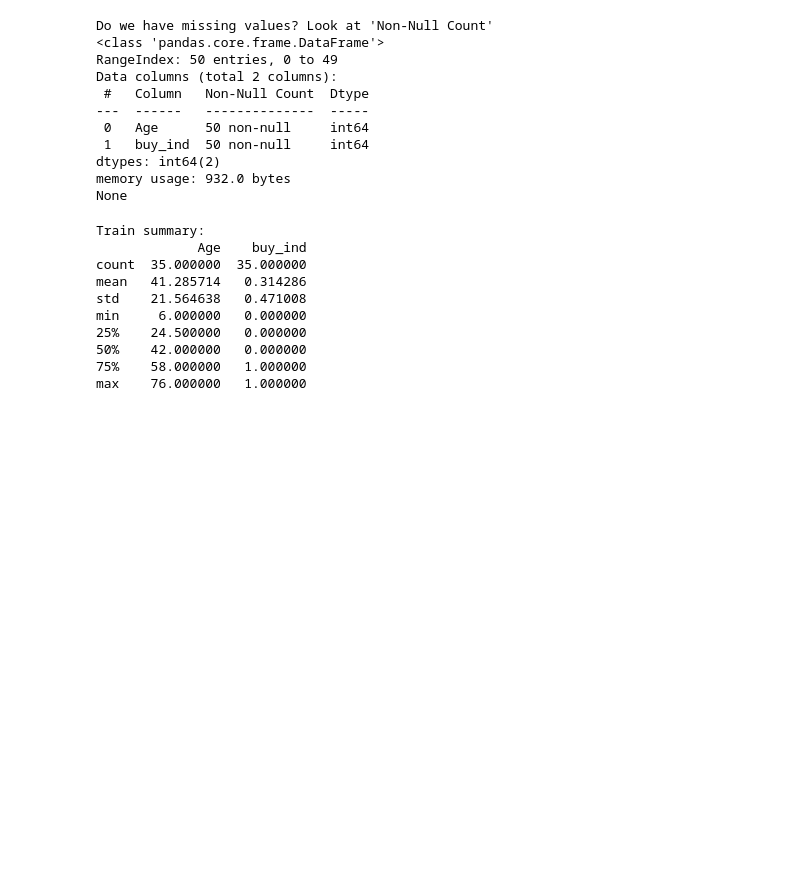
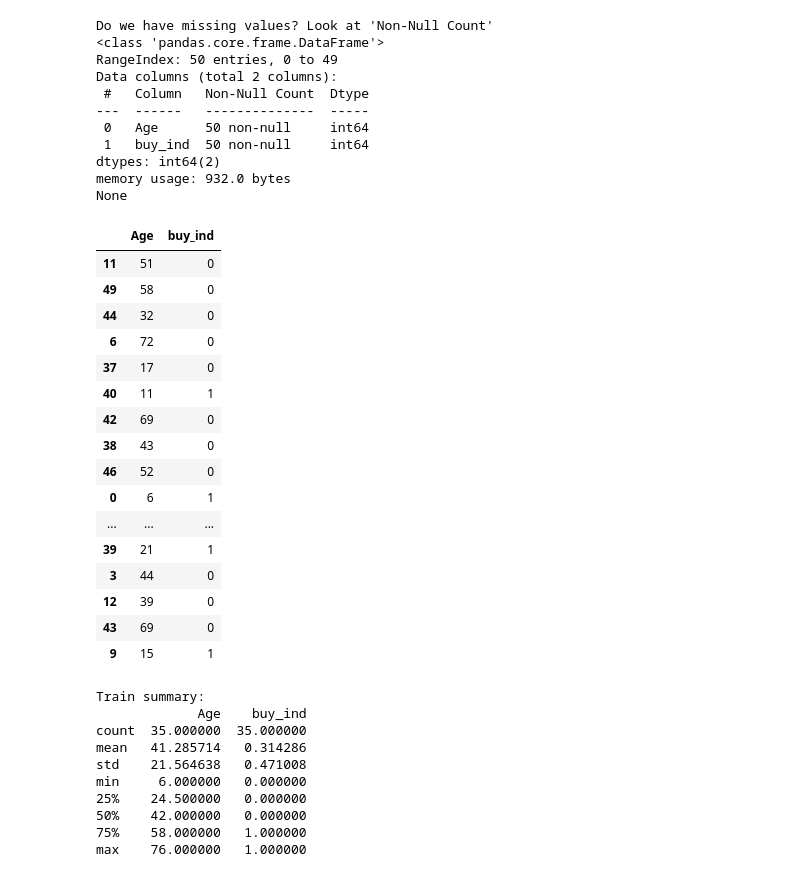
Before and after one commit to liulawrence2002/Machine-Learning-1, a Jupyter notebook: week 3/OPAN_6602_Week_03_Example_01.ipynb, the cells around one changed output. Saved outputs shown, nothing was run; the diff lists cells and outputs as text; code cells hidden in the pictures; blank space fills up the shorter version.

```diff
--- a/week 3/OPAN_6602_Week_03_Example_01.ipynb
+++ b/week 3/OPAN_6602_Week_03_Example_01.ipynb
@@ -67,6 +67,26 @@ ice_cream_train, ice_cream_test = train_test_split(
 
 ## stratify argu -> get an equal proprotion in the train and test set
 ## make it a fair evaluator (evenly distributed)
+# %%
+ice_cream_train
+# %% [output]
+|  | Age | buy_ind |
+| 11 | 51 | 0 |
+| 49 | 58 | 0 |
+| 44 | 32 | 0 |
+| 6 | 72 | 0 |
+| 37 | 17 | 0 |
+| 40 | 11 | 1 |
+| 42 | 69 | 0 |
+| 38 | 43 | 0 |
+| 46 | 52 | 0 |
+| 0 | 6 | 1 |
+| ... | ... | ... |
+| 39 | 21 | 1 |
+| 3 | 44 | 0 |
+| 12 | 39 | 0 |
+| 43 | 69 | 0 |
+| 9 | 15 | 1 |
 # %%
 # -------------------------------------------------------------------
 # Step 3: Data exploration
```
Also changed, not shown: parts of 2 cells of this notebook, 12 other files.
